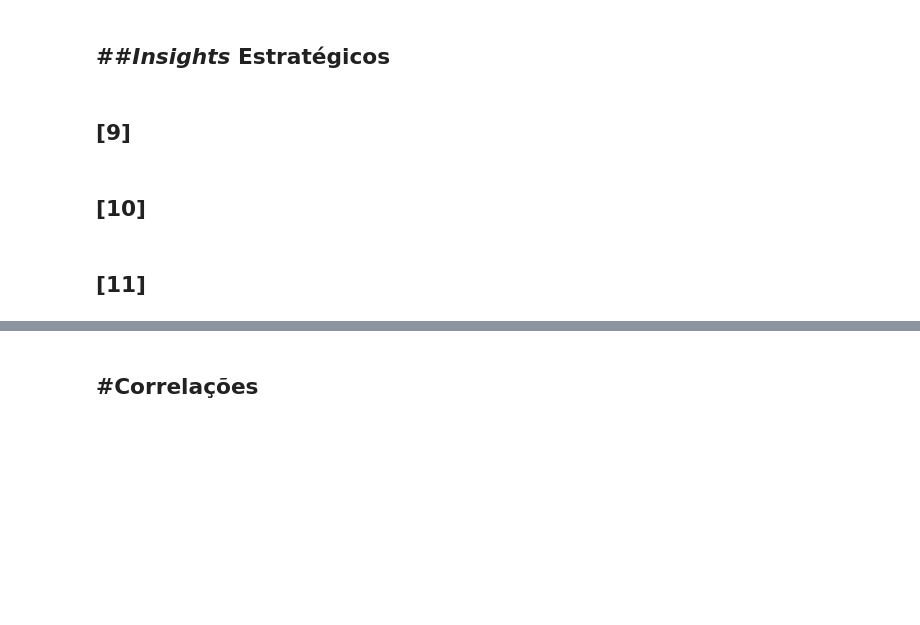
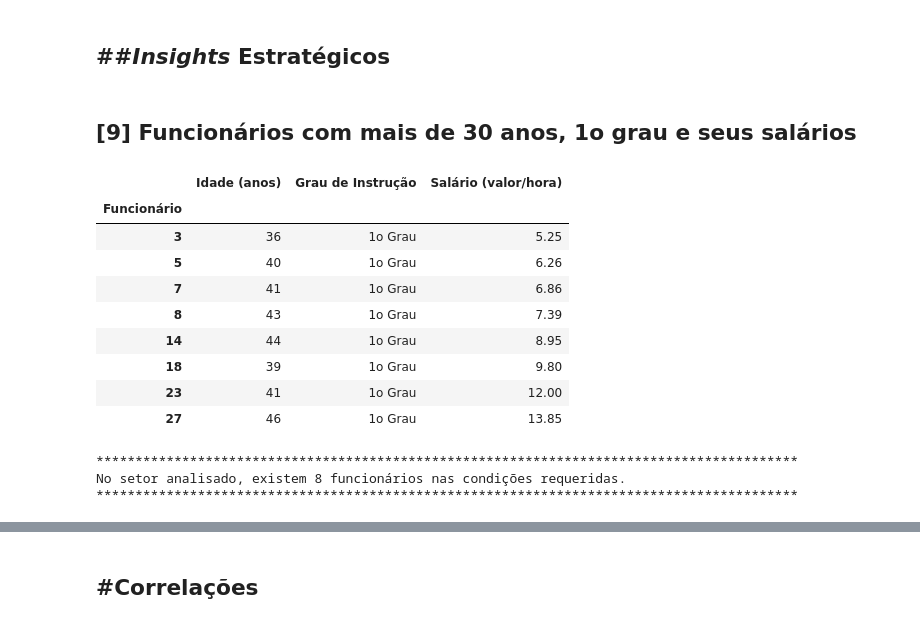
Before and after one commit to KlemDoug/FAD-M4, a Jupyter notebook: [M4]_Projeto_Extra.ipynb, the cells around one changed output, grey strips where cells are left out. Saved outputs shown, nothing was run; the diff lists cells and outputs as text; code cells hidden in the pictures; blank space fills up the shorter version.

```diff
--- a/[M4]_Projeto_Extra.ipynb
+++ b/[M4]_Projeto_Extra.ipynb
@@ -211,9 +217,27 @@ display(condicoes)
 # %% [markdown]
 ##*Insights* Estratégicos
 ---
-# %% [markdown]
-## [9]
-# %% [markdown]
-## [10]
-# %% [markdown]
-## [11]
+# %% [markdown]
+## [9] Funcionários com mais de 30 anos, 1o grau e seus salários
+# %%
+#criando variável que armazena filtros múltiplos via função .loc() e caracter '&'
+condicoes2=milsacopia.loc[(milsacopia['Idade (anos)']>35) & (milsacopia['Grau de Instrução']=='1o Grau'),
+                          ['Idade (anos)', 'Grau de Instrução', 'Salário (valor/hora)']]
+display(condicoes2)
+print('*'*90)
+print(f"No setor analisado, existem {len(condicoes2)} funcionários nas condições requeridas.")
+print('*'*90)
+# %% [output]
+|  | Idade (anos) | Grau de Instrução | Salário (valor/hora) |
+| Funcionário |  |  |  |
+| 3 | 36 | 1o Grau | 5.25 |
+| 5 | 40 | 1o Grau | 6.26 |
+| 7 | 41 | 1o Grau | 6.86 |
+| 8 | 43 | 1o Grau | 7.39 |
+| 14 | 44 | 1o Grau | 8.95 |
+| 18 | 39 | 1o Grau | 9.80 |
+| 23 | 41 | 1o Grau | 12.00 |
+| 27 | 46 | 1o Grau | 13.85 |
+******************************************************************************************
+No setor analisado, existem 8 funcionários nas condições requeridas.
+******************************************************************************************
```
Also changed, not shown: parts of 6 cells of this notebook.
